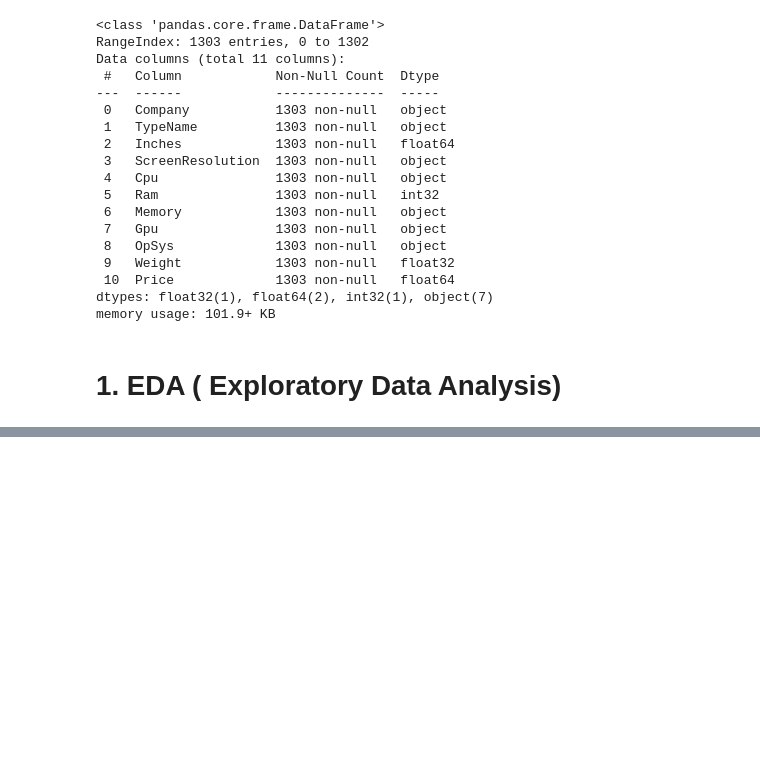
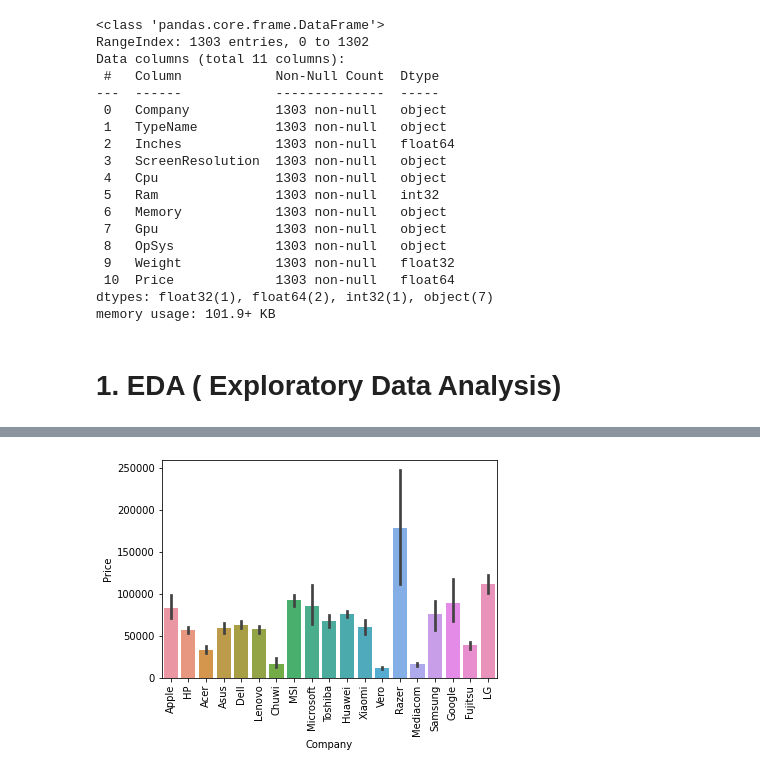
Before and after one commit to Pooja22-05-2003/Laptop_Price_Predictor, a Jupyter notebook: Laptop_Price_Predictor.ipynb, the cells around one changed output, grey strips where cells are left out. Drawn from its saved outputs; the diff is of its cells as text; code cells hidden in the pictures; blank space fills up the shorter version.

```diff
--- a/Laptop_Price_Predictor.ipynb
+++ b/Laptop_Price_Predictor.ipynb
@@ -115,0 +133,7 @@ memory usage: 101.9+ KB
+# %%
+
+sns.barplot(x=df['Company'],y=df['Price'])
+plt.xticks(rotation='vertical')
+plt.show()
+# %% [output]
+[figure, added]
```
Also changed, not shown: parts of 78 cells of this notebook.
